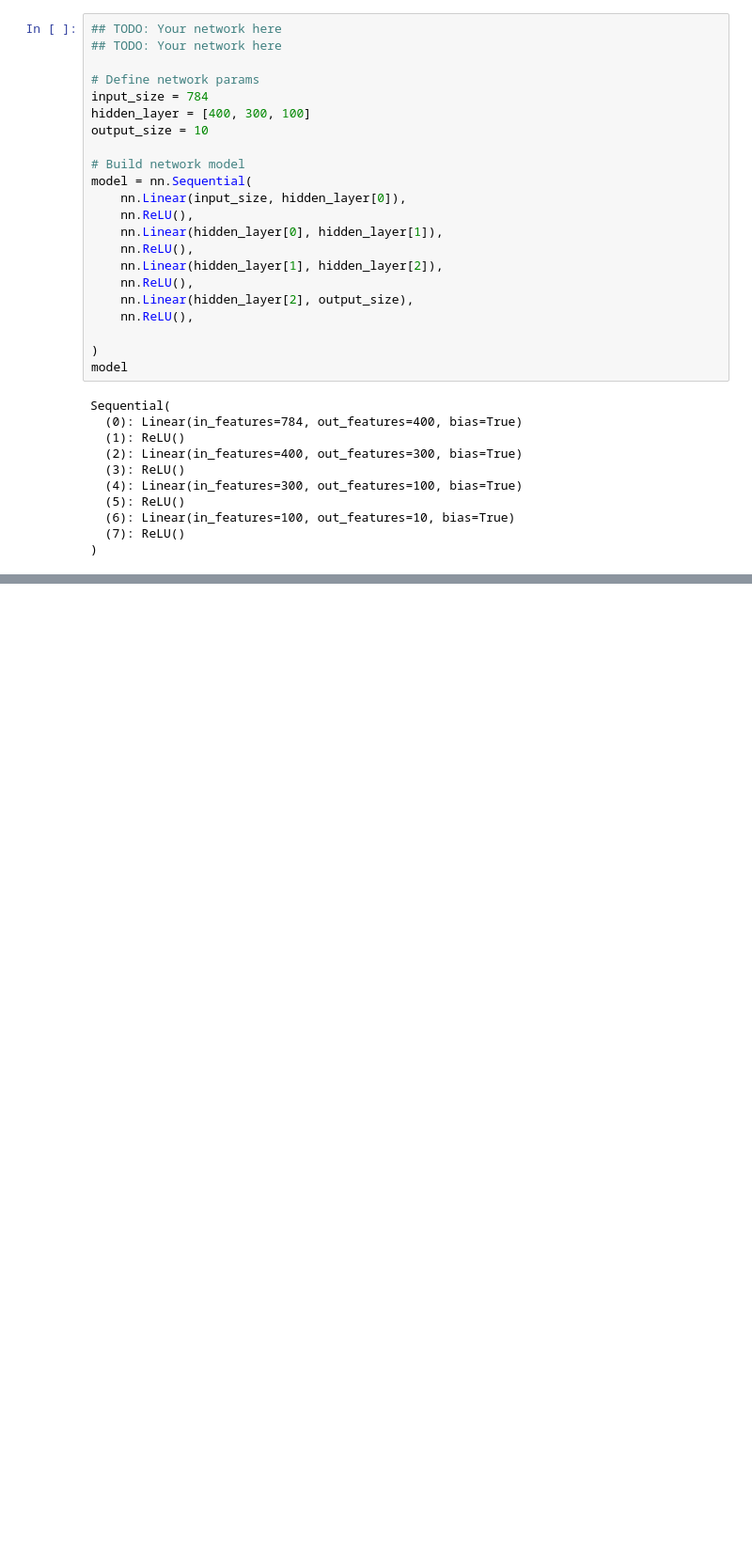
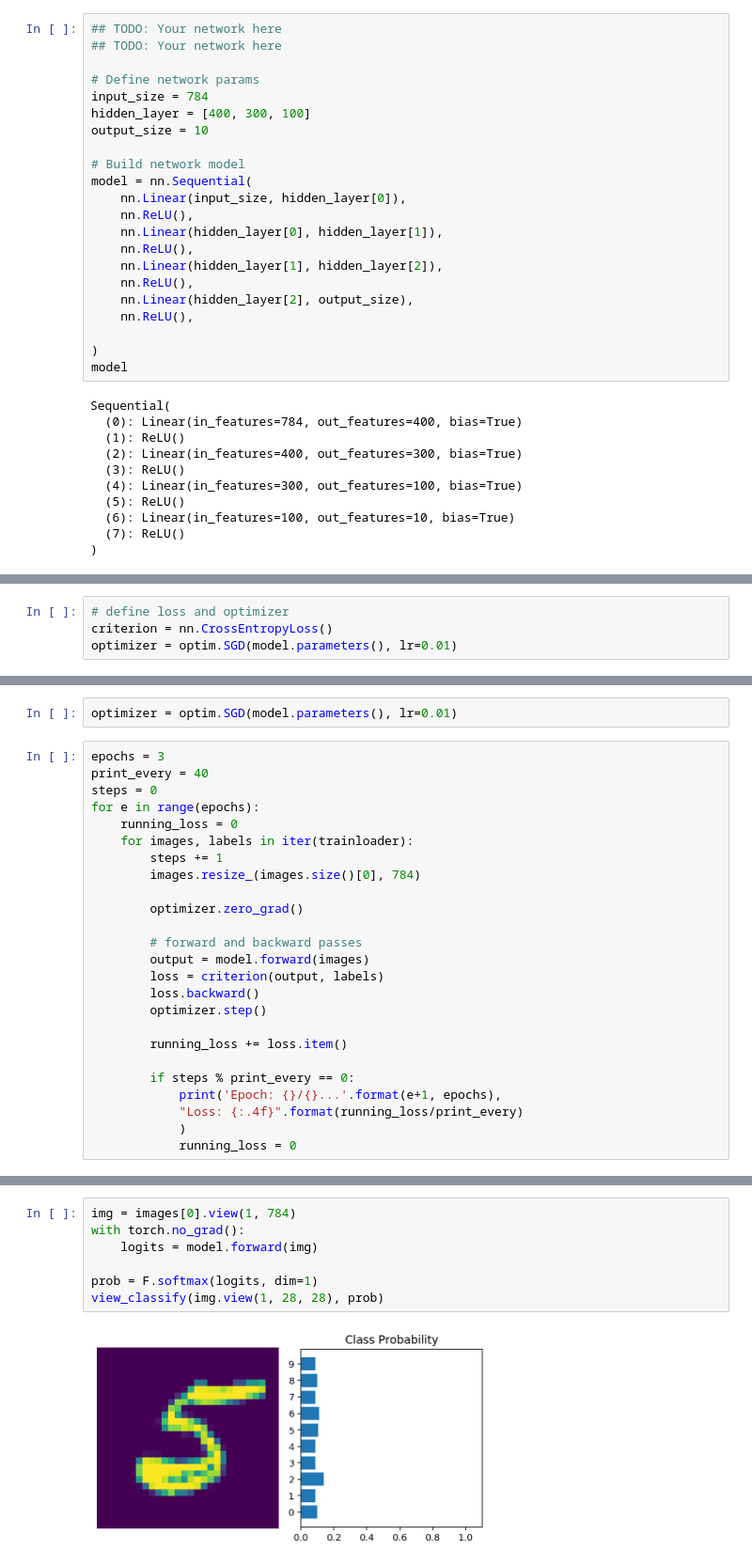
Before and after one commit to Kasulejoseph/presentNfuture, a Jupyter notebook: Pytorch/Part 2 - Neural Networks in PyTorch.ipynb, the cells around one changed output, grey strips where cells are left out. Shown: that part at 94% size. Saved outputs shown, nothing was run; the diff lists cells and outputs as text; blank space fills up the shorter version.

```diff
--- a/Pytorch/Part 2 - Neural Networks in PyTorch.ipynb
+++ b/Pytorch/Part 2 - Neural Networks in PyTorch.ipynb
@@ -263,0 +265,4 @@ view_classify(images[0].view(1, 28, 28), ps)
+# %%
+# define loss and optimizer
+criterion = nn.CrossEntropyLoss()
+optimizer = optim.SGD(model.parameters(), lr=0.01)
@@ -263,0 +313,27 @@ view_classify(images[0].view(1, 28, 28), ps)
+# %%
+optimizer = optim.SGD(model.parameters(), lr=0.01)
+# %%
+epochs = 3
+print_every = 40
+steps = 0
+for e in range(epochs):
+    running_loss = 0
+    for images, labels in iter(trainloader):
+        steps += 1
+        images.resize_(images.size()[0], 784)
+
+        optimizer.zero_grad()
+
+        # forward and backward passes
+        output = model.forward(images)
+        loss = criterion(output, labels)
+        loss.backward()
+        optimizer.step()
+
+        running_loss += loss.item()
+
+        if steps % print_every == 0:
+            print('Epoch: {}/{}...'.format(e+1, epochs),
+            "Loss: {:.4f}".format(running_loss/print_every)
+            )
+            running_loss = 0
@@ -263,0 +358,9 @@ view_classify(images[0].view(1, 28, 28), ps)
+# %%
+img = images[0].view(1, 784)
+with torch.no_grad():
+    logits = model.forward(img)
+
+prob = F.softmax(logits, dim=1)
+view_classify(img.view(1, 28, 28), prob)
+# %% [output]
+[figure, added]
```
Also changed, not shown: parts of 12 cells of this notebook, 11 other files.
